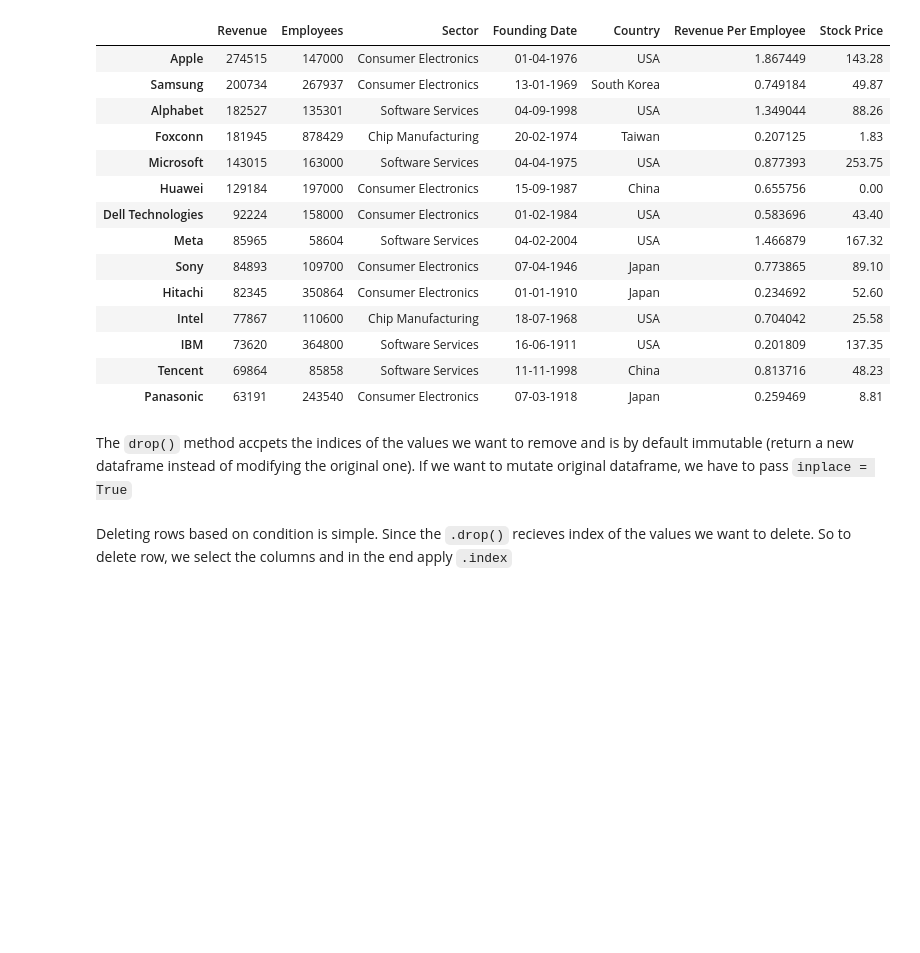
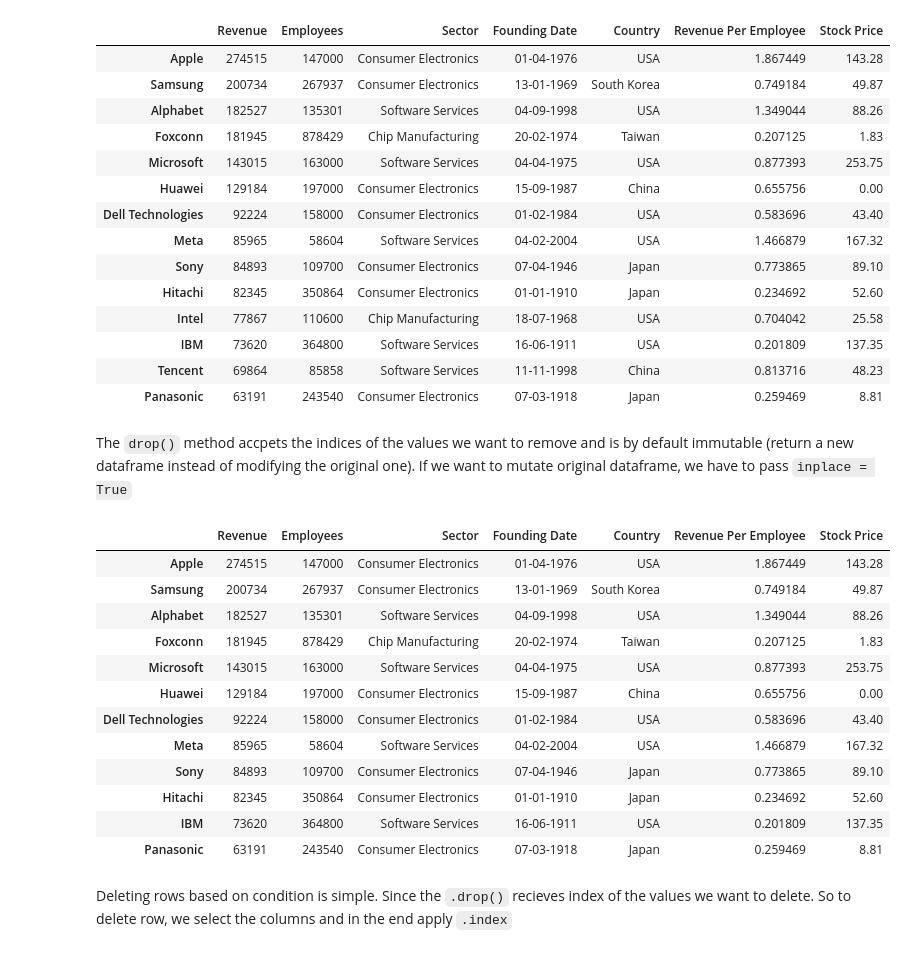
Before and after one commit to mmaazkhanhere/genai-learning-repo, a Jupyter notebook: data-analysis-course/course.ipynb, the cells around one changed output. Saved outputs shown, nothing was run; the diff lists cells and outputs as text; code cells hidden in the pictures; blank space fills up the shorter version.

Commit message:
dataframe mutation completed

```diff
--- a/data-analysis-course/course.ipynb
+++ b/data-analysis-course/course.ipynb
@@ -1487,6 +1489,22 @@ top_companies
 | Panasonic | 63191 | 243540 | Consumer Electronics | 07-03-1918 | Japan | 0.259469 | 8.81 |
 # %% [markdown]
 The `drop()` method accpets the indices of the values we want to remove and is by default immutable (return a new dataframe instead of modifying the original one). If we want to mutate original dataframe, we have to pass `inplace = True`
+# %%
+top_companies.loc[top_companies['Revenue'].index]
+# %% [output]
+|  | Revenue | Employees | Sector | Founding Date | Country | Revenue Per Employee | Stock Price |
+| Apple | 274515 | 147000 | Consumer Electronics | 01-04-1976 | USA | 1.867449 | 143.28 |
+| Samsung | 200734 | 267937 | Consumer Electronics | 13-01-1969 | South Korea | 0.749184 | 49.87 |
+| Alphabet | 182527 | 135301 | Software Services | 04-09-1998 | USA | 1.349044 | 88.26 |
+| Foxconn | 181945 | 878429 | Chip Manufacturing | 20-02-1974 | Taiwan | 0.207125 | 1.83 |
+| Microsoft | 143015 | 163000 | Software Services | 04-04-1975 | USA | 0.877393 | 253.75 |
+| Huawei | 129184 | 197000 | Consumer Electronics | 15-09-1987 | China | 0.655756 | 0.00 |
+| Dell Technologies | 92224 | 158000 | Consumer Electronics | 01-02-1984 | USA | 0.583696 | 43.40 |
+| Meta | 85965 | 58604 | Software Services | 04-02-2004 | USA | 1.466879 | 167.32 |
+| Sony | 84893 | 109700 | Consumer Electronics | 07-04-1946 | Japan | 0.773865 | 89.10 |
+| Hitachi | 82345 | 350864 | Consumer Electronics | 01-01-1910 | Japan | 0.234692 | 52.60 |
+| IBM | 73620 | 364800 | Software Services | 16-06-1911 | USA | 0.201809 | 137.35 |
+| Panasonic | 63191 | 243540 | Consumer Electronics | 07-03-1918 | Japan | 0.259469 | 8.81 |
 # %%
 top_companies.drop(['Intel', 'Tencent'], inplace=True)
 # %% [markdown]
```
Also changed, not shown: parts of 10 cells of this notebook.
